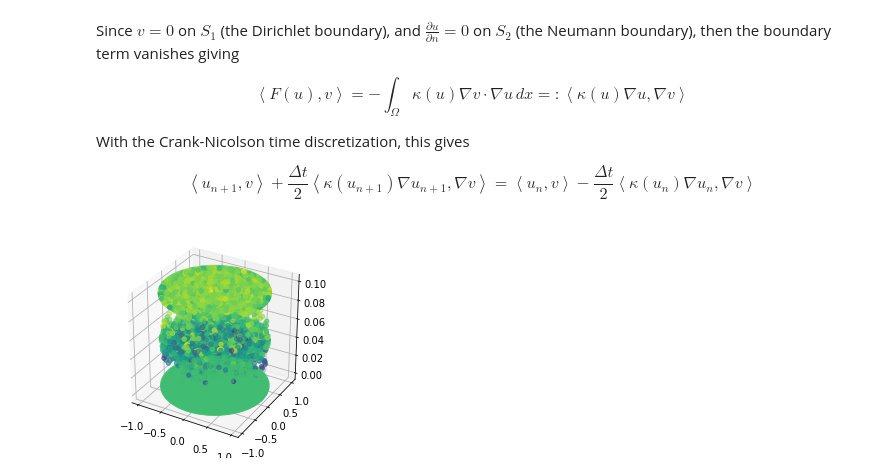
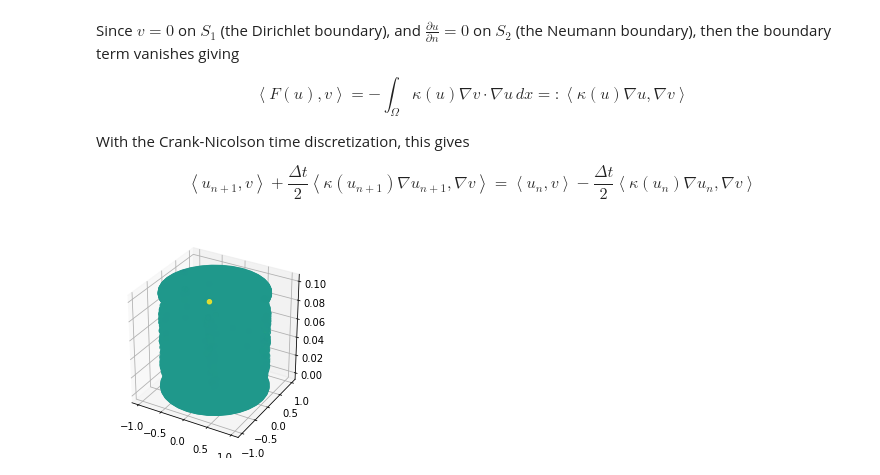
Before and after one commit to JeromeTroy/fenics-hgss, a Jupyter notebook: FEniCS Heat Equation.ipynb, the cells around one changed output. Saved outputs shown, nothing was run; the diff lists cells and outputs as text; code cells hidden in the pictures.

Commit message:
Split out catenary, working on nonlinear heat eq

```diff
--- a/FEniCS Heat Equation.ipynb
+++ b/FEniCS Heat Equation.ipynb
@@ -28,7 +28,9 @@ from fenics import *
 from mshr import *
 import matplotlib.pyplot as plt
 
-Ω = Circle(Point(0, 0), 1.0)
+h = 0.5
+R = 1
+Ω = Cylinder(Point(0, 0, h), Point(0, 0, 0), R, R)
 
 N = 100   # N is like 1 / Δx
 mesh = generate_mesh(Ω, N)
@@ -42,7 +44,7 @@ bc = DirichletBC(V, Constant(1.0), "on_boundary")
 
 # time stepping
 T = 1
-N = 50
+N = 500
 Δt = T / N
 
 # initial condition
@@ -179,9 +184,9 @@ tol = 1e-10
 
 # parameters
 h = 0.1   # ratio of height to radius
-k = 0.5   # ratio of cooked heat diffusivity to raw diffusivity
+k = 0.1   # ratio of cooked heat diffusivity to raw diffusivity
 τ = 0.6   # (T_H - T*) / (T_H - T_c)
-η = 3.0   # rate of cooking at temperature
+η = 0.5   # rate of cooking at temperature
 
 
 
@@ -203,12 +208,12 @@ def κ(u):
 
 # time discretization
 Tmax = 0.5
-Nt = 30
+Nt = 300
 Δt = Constant(Tmax / Nt)
 
 # domain
 R = 1.0
-N = 50
+N = 100
 Ω = Cylinder(Point(0, 0, h), Point(0, 0, 0), R, R)
 mesh = generate_mesh(Ω, N)
 
@@ -238,31 +243,31 @@ A = (u * v) * dx + Constant(0.5) * Δt * κ(u) * dot(grad(u), grad(v)) * dx
 F = A - L
 
 
 # initial condition
 u_init = interpolate(Constant(1.0), V)
 u_prev.assign(u_init)
 
 t = np.linspace(0, Tmax, Nt+1)
 u_sols = []
 u_sols.append(u_prev)
 
 # filename for storing solution
 xdmfname = "heat-nonlin-sol.xdmf"
 fout = XDMFFile(xdmfname)
 fout.parameters["flush_output"] = True
 fout.parameters["functions_share_mesh"] = True
 fout.parameters["rewrite_function_mesh"] = False
 
 # time stepping
 for n in range(Nt):
     #u_next = Function(V)
     solve(F==0, u, bc, solver_parameters={"newton_solver":{"relative_tolerance":1e-6}})
     u_prev.assign(u)
     u_sols.append(u_prev)
     fout.write(u_prev, t[n])
     #κ.u = u_prev
 
 plot(u_sols[-1])
 plt.show()
 # %% [output]
-[figure, old version]
+[figure, new version]
```
Also changed, not shown: parts of 6 cells of this notebook, 3 other files.
